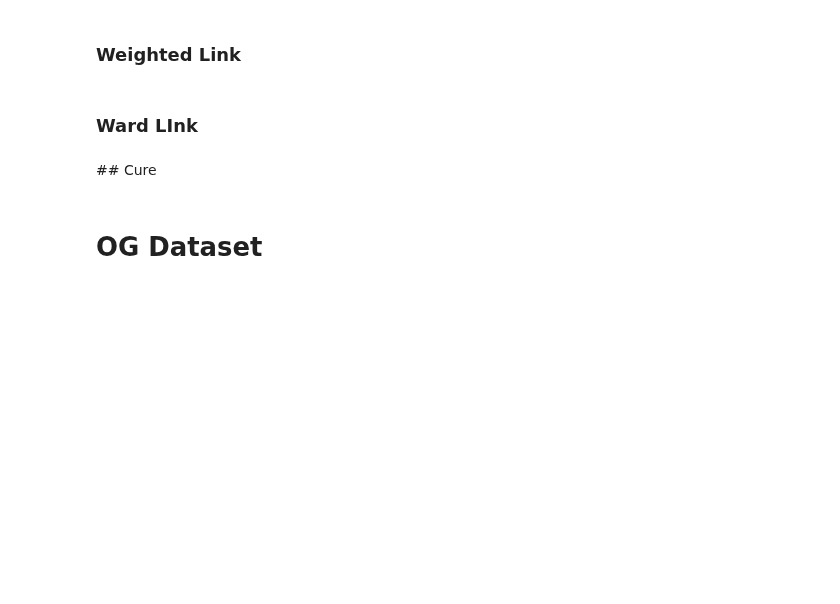
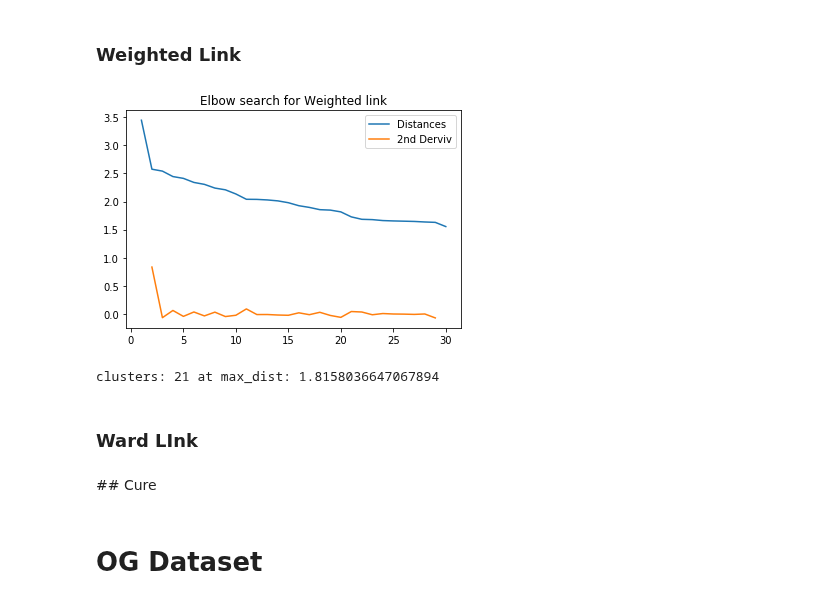
Before and after one commit to limxuanyu127/Soccer-Player-Attributes-Comparison, a Jupyter notebook: fifa_similarity_search/Clustering/Clustering Preliminary.ipynb, the cells around one changed output. Cells and saved outputs as stored; diff of their text form; code cells hidden in the pictures; blank space fills up the shorter version.

```diff
--- a/fifa_similarity_search/Clustering/Clustering Preliminary.ipynb
+++ b/fifa_similarity_search/Clustering/Clustering Preliminary.ipynb
@@ -335,7 +377,10 @@ silhouette_blob(X_train.values, average_kMeans.labels_, average_kMeans.cluster_c
 title = "Weighted link"
 Z_weighted = linkage(X_train, 'weighted')
 # %%
-k_weighted, maxDist_weighted= find_elbow(Z_weighted, title=title)
+k_weighted, maxDist_weighted= find_elbow(Z_weighted, 10, title=title)
+# %% [output]
+[figure, added]
+clusters: 21 at max_dist: 1.8158036647067894
 # %%
 plot_dendogram(Z_weighted, numClusters=int(k_weighted)+10, maxDist=maxDist_weighted-5*10**(-2), title=title)
 # %%
```
Also changed, not shown: parts of 7 cells of this notebook.
